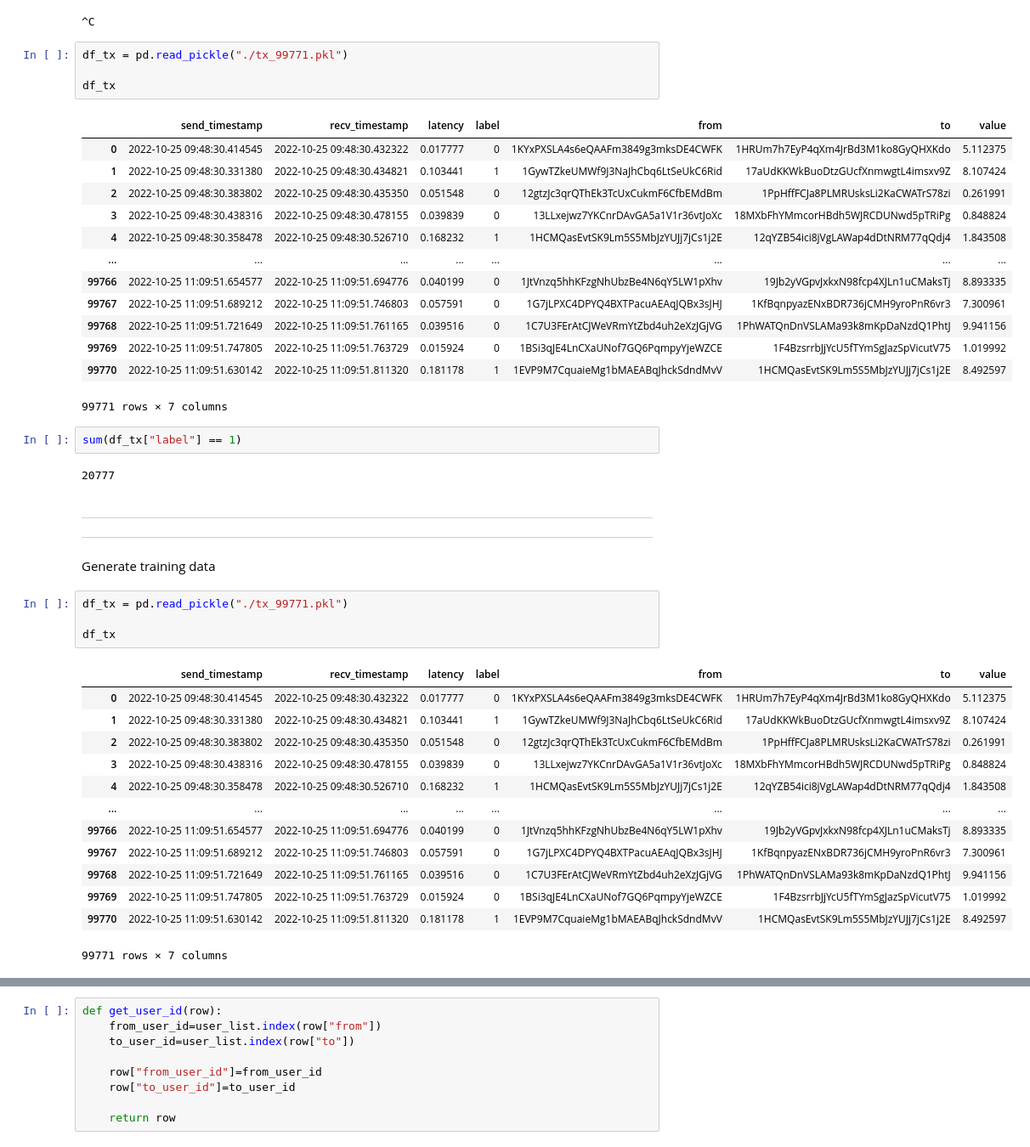
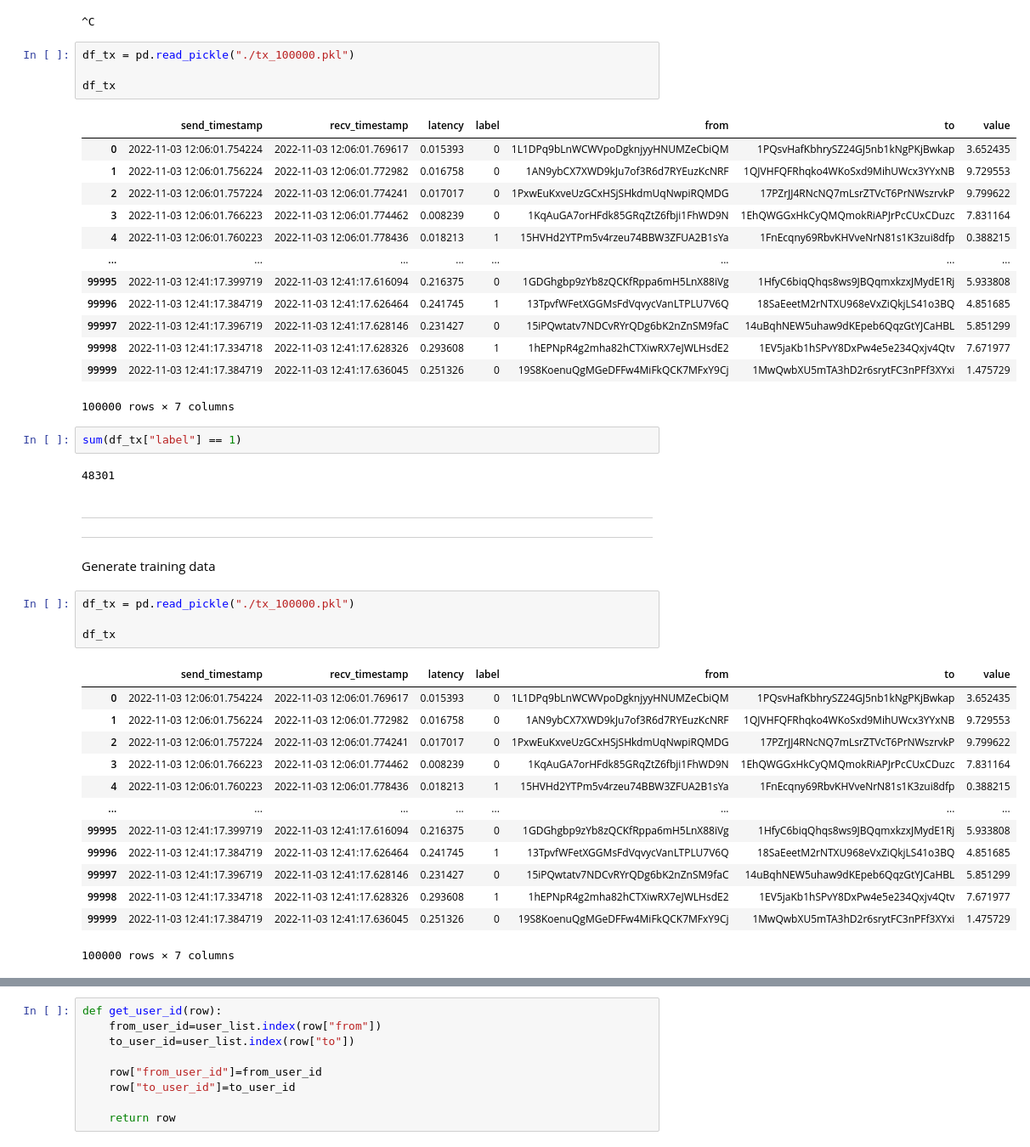
Before and after one commit to XDZhelheim/CSE5005-Project, a Jupyter notebook: data/gen_data.ipynb, the cells around one changed output, grey strips where cells are left out. Shown at 85% size. Cells and saved outputs as stored; diff of their text form.

```diff
--- a/data/gen_data.ipynb
+++ b/data/gen_data.ipynb
@@ -217,27 +217,27 @@ df_user.to_csv("user.csv", index=False)
 # %% [output]
 ^C
 # %%
-df_tx = pd.read_pickle("./tx_99771.pkl")
+df_tx = pd.read_pickle("./tx_100000.pkl")
 
 df_tx
 # %% [output]
 |  | send_timestamp | recv_timestamp | latency | label | from | to | value |
-| 0 | 2022-10-25 09:48:30.414545 | 2022-10-25 09:48:30.432322 | 0.017777 | 0 | 1KYxPXSLA4s6eQAAFm3849g3mksDE4CWFK | 1HRUm7h7EyP4qXm4JrBd3M1ko8GyQHXKdo | 5.112375 |
-| 1 | 2022-10-25 09:48:30.331380 | 2022-10-25 09:48:30.434821 | 0.103441 | 1 | 1GywTZkeUMWf9J3NaJhCbq6LtSeUkC6Rid | 17aUdKKWkBuoDtzGUcfXnmwgtL4imsxv9Z | 8.107424 |
-| 2 | 2022-10-25 09:48:30.383802 | 2022-10-25 09:48:30.435350 | 0.051548 | 0 | 12gtzJc3qrQThEk3TcUxCukmF6CfbEMdBm | 1PpHffFCJa8PLMRUsksLi2KaCWATrS78zi | 0.261991 |
-| 3 | 2022-10-25 09:48:30.438316 | 2022-10-25 09:48:30.478155 | 0.039839 | 0 | 13LLxejwz7YKCnrDAvGA5a1V1r36vtJoXc | 18MXbFhYMmcorHBdh5WJRCDUNwd5pTRiPg | 0.848824 |
-| 4 | 2022-10-25 09:48:30.358478 | 2022-10-25 09:48:30.526710 | 0.168232 | 1 | 1HCMQasEvtSK9Lm5S5MbJzYUJj7jCs1j2E | 12qYZB54ici8jVgLAWap4dDtNRM77qQdj4 | 1.843508 |
+| 0 | 2022-11-03 12:06:01.754224 | 2022-11-03 12:06:01.769617 | 0.015393 | 0 | 1L1DPq9bLnWCWVpoDgknjyyHNUMZeCbiQM | 1PQsvHafKbhrySZ24GJ5nb1kNgPKjBwkap | 3.652435 |
+| 1 | 2022-11-03 12:06:01.756224 | 2022-11-03 12:06:01.772982 | 0.016758 | 0 | 1AN9ybCX7XWD9kJu7of3R6d7RYEuzKcNRF | 1QJVHFQFRhqko4WKoSxd9MihUWcx3YYxNB | 9.729553 |
+| 2 | 2022-11-03 12:06:01.757224 | 2022-11-03 12:06:01.774241 | 0.017017 | 0 | 1PxwEuKxveUzGCxHSjSHkdmUqNwpiRQMDG | 17PZrJJ4RNcNQ7mLsrZTVcT6PrNWszrvkP | 9.799622 |
+| 3 | 2022-11-03 12:06:01.766223 | 2022-11-03 12:06:01.774462 | 0.008239 | 0 | 1KqAuGA7orHFdk85GRqZtZ6fbji1FhWD9N | 1EhQWGGxHkCyQMQmokRiAPJrPcCUxCDuzc | 7.831164 |
+| 4 | 2022-11-03 12:06:01.760223 | 2022-11-03 12:06:01.778436 | 0.018213 | 1 | 15HVHd2YTPm5v4rzeu74BBW3ZFUA2B1sYa | 1FnEcqny69RbvKHVveNrN81s1K3zui8dfp | 0.388215 |
 | ... | ... | ... | ... | ... | ... | ... | ... |
-| 99766 | 2022-10-25 11:09:51.654577 | 2022-10-25 11:09:51.694776 | 0.040199 | 0 | 1JtVnzq5hhKFzgNhUbzBe4N6qY5LW1pXhv | 19Jb2yVGpvJxkxN98fcp4XJLn1uCMaksTj | 8.893335 |
-| 99767 | 2022-10-25 11:09:51.689212 | 2022-10-25 11:09:51.746803 | 0.057591 | 0 | 1G7jLPXC4DPYQ4BXTPacuAEAqJQBx3sJHJ | 1KfBqnpyazENxBDR736jCMH9yroPnR6vr3 | 7.300961 |
-| 99768 | 2022-10-25 11:09:51.721649 | 2022-10-25 11:09:51.761165 | 0.039516 | 0 | 1C7U3FErAtCJWeVRmYtZbd4uh2eXzJGjVG | 1PhWATQnDnVSLAMa93k8mKpDaNzdQ1PhtJ | 9.941156 |
-| 99769 | 2022-10-25 11:09:51.747805 | 2022-10-25 11:09:51.763729 | 0.015924 | 0 | 1BSi3qJE4LnCXaUNof7GQ6PqmpyYjeWZCE | 1F4BzsrrbJjYcU5fTYmSgJazSpVicutV75 | 1.019992 |
-| 99770 | 2022-10-25 11:09:51.630142 | 2022-10-25 11:09:51.811320 | 0.181178 | 1 | 1EVP9M7CquaieMg1bMAEABqJhckSdndMvV | 1HCMQasEvtSK9Lm5S5MbJzYUJj7jCs1j2E | 8.492597 |
+| 99995 | 2022-11-03 12:41:17.399719 | 2022-11-03 12:41:17.616094 | 0.216375 | 0 | 1GDGhgbp9zYb8zQCKfRppa6mH5LnX88iVg | 1HfyC6biqQhqs8ws9JBQqmxkzxJMydE1Rj | 5.933808 |
+| 99996 | 2022-11-03 12:41:17.384719 | 2022-11-03 12:41:17.626464 | 0.241745 | 1 | 13TpvfWFetXGGMsFdVqvycVanLTPLU7V6Q | 18SaEeetM2rNTXU968eVxZiQkjLS41o3BQ | 4.851685 |
+| 99997 | 2022-11-03 12:41:17.396719 | 2022-11-03 12:41:17.628146 | 0.231427 | 0 | 15iPQwtatv7NDCvRYrQDg6bK2nZnSM9faC | 14uBqhNEW5uhaw9dKEpeb6QqzGtYJCaHBL | 5.851299 |
+| 99998 | 2022-11-03 12:41:17.334718 | 2022-11-03 12:41:17.628326 | 0.293608 | 1 | 1hEPNpR4g2mha82hCTXiwRX7eJWLHsdE2 | 1EV5jaKb1hSPvY8DxPw4e5e234Qxjv4Qtv | 7.671977 |
+| 99999 | 2022-11-03 12:41:17.384719 | 2022-11-03 12:41:17.636045 | 0.251326 | 0 | 19S8KoenuQgMGeDFFw4MiFkQCK7MFxY9Cj | 1MwQwbXU5mTA3hD2r6srytFC3nPFf3XYxi | 1.475729 |
-99771 rows × 7 columns
+100000 rows × 7 columns
 # %%
 sum(df_tx["label"] == 1)
 # %% [output]
-20777
+48301
 # %% [markdown]
 ---
 
@@ -245,23 +245,23 @@ sum(df_tx["label"] == 1)
 
 Generate training data
 # %%
-df_tx = pd.read_pickle("./tx_99771.pkl")
+df_tx = pd.read_pickle("./tx_100000.pkl")
 
 df_tx
 # %% [output]
 |  | send_timestamp | recv_timestamp | latency | label | from | to | value |
-| 0 | 2022-10-25 09:48:30.414545 | 2022-10-25 09:48:30.432322 | 0.017777 | 0 | 1KYxPXSLA4s6eQAAFm3849g3mksDE4CWFK | 1HRUm7h7EyP4qXm4JrBd3M1ko8GyQHXKdo | 5.112375 |
-| 1 | 2022-10-25 09:48:30.331380 | 2022-10-25 09:48:30.434821 | 0.103441 | 1 | 1GywTZkeUMWf9J3NaJhCbq6LtSeUkC6Rid | 17aUdKKWkBuoDtzGUcfXnmwgtL4imsxv9Z | 8.107424 |
-| 2 | 2022-10-25 09:48:30.383802 | 2022-10-25 09:48:30.435350 | 0.051548 | 0 | 12gtzJc3qrQThEk3TcUxCukmF6CfbEMdBm | 1PpHffFCJa8PLMRUsksLi2KaCWATrS78zi | 0.261991 |
-| 3 | 2022-10-25 09:48:30.438316 | 2022-10-25 09:48:30.478155 | 0.039839 | 0 | 13LLxejwz7YKCnrDAvGA5a1V1r36vtJoXc | 18MXbFhYMmcorHBdh5WJRCDUNwd5pTRiPg | 0.848824 |
-| 4 | 2022-10-25 09:48:30.358478 | 2022-10-25 09:48:30.526710 | 0.168232 | 1 | 1HCMQasEvtSK9Lm5S5MbJzYUJj7jCs1j2E | 12qYZB54ici8jVgLAWap4dDtNRM77qQdj4 | 1.843508 |
+| 0 | 2022-11-03 12:06:01.754224 | 2022-11-03 12:06:01.769617 | 0.015393 | 0 | 1L1DPq9bLnWCWVpoDgknjyyHNUMZeCbiQM | 1PQsvHafKbhrySZ24GJ5nb1kNgPKjBwkap | 3.652435 |
+| 1 | 2022-11-03 12:06:01.756224 | 2022-11-03 12:06:01.772982 | 0.016758 | 0 | 1AN9ybCX7XWD9kJu7of3R6d7RYEuzKcNRF | 1QJVHFQFRhqko4WKoSxd9MihUWcx3YYxNB | 9.729553 |
+| 2 | 2022-11-03 12:06:01.757224 | 2022-11-03 12:06:01.774241 | 0.017017 | 0 | 1PxwEuKxveUzGCxHSjSHkdmUqNwpiRQMDG | 17PZrJJ4RNcNQ7mLsrZTVcT6PrNWszrvkP | 9.799622 |
+| 3 | 2022-11-03 12:06:01.766223 | 2022-11-03 12:06:01.774462 | 0.008239 | 0 | 1KqAuGA7orHFdk85GRqZtZ6fbji1FhWD9N | 1EhQWGGxHkCyQMQmokRiAPJrPcCUxCDuzc | 7.831164 |
+| 4 | 2022-11-03 12:06:01.760223 | 2022-11-03 12:06:01.778436 | 0.018213 | 1 | 15HVHd2YTPm5v4rzeu74BBW3ZFUA2B1sYa | 1FnEcqny69RbvKHVveNrN81s1K3zui8dfp | 0.388215 |
 | ... | ... | ... | ... | ... | ... | ... | ... |
-| 99766 | 2022-10-25 11:09:51.654577 | 2022-10-25 11:09:51.694776 | 0.040199 | 0 | 1JtVnzq5hhKFzgNhUbzBe4N6qY5LW1pXhv | 19Jb2yVGpvJxkxN98fcp4XJLn1uCMaksTj | 8.893335 |
-| 99767 | 2022-10-25 11:09:51.689212 | 2022-10-25 11:09:51.746803 | 0.057591 | 0 | 1G7jLPXC4DPYQ4BXTPacuAEAqJQBx3sJHJ | 1KfBqnpyazENxBDR736jCMH9yroPnR6vr3 | 7.300961 |
-| 99768 | 2022-10-25 11:09:51.721649 | 2022-10-25 11:09:51.761165 | 0.039516 | 0 | 1C7U3FErAtCJWeVRmYtZbd4uh2eXzJGjVG | 1PhWATQnDnVSLAMa93k8mKpDaNzdQ1PhtJ | 9.941156 |
-| 99769 | 2022-10-25 11:09:51.747805 | 2022-10-25 11:09:51.763729 | 0.015924 | 0 | 1BSi3qJE4LnCXaUNof7GQ6PqmpyYjeWZCE | 1F4BzsrrbJjYcU5fTYmSgJazSpVicutV75 | 1.019992 |
-| 99770 | 2022-10-25 11:09:51.630142 | 2022-10-25 11:09:51.811320 | 0.181178 | 1 | 1EVP9M7CquaieMg1bMAEABqJhckSdndMvV | 1HCMQasEvtSK9Lm5S5MbJzYUJj7jCs1j2E | 8.492597 |
+| 99995 | 2022-11-03 12:41:17.399719 | 2022-11-03 12:41:17.616094 | 0.216375 | 0 | 1GDGhgbp9zYb8zQCKfRppa6mH5LnX88iVg | 1HfyC6biqQhqs8ws9JBQqmxkzxJMydE1Rj | 5.933808 |
+| 99996 | 2022-11-03 12:41:17.384719 | 2022-11-03 12:41:17.626464 | 0.241745 | 1 | 13TpvfWFetXGGMsFdVqvycVanLTPLU7V6Q | 18SaEeetM2rNTXU968eVxZiQkjLS41o3BQ | 4.851685 |
+| 99997 | 2022-11-03 12:41:17.396719 | 2022-11-03 12:41:17.628146 | 0.231427 | 0 | 15iPQwtatv7NDCvRYrQDg6bK2nZnSM9faC | 14uBqhNEW5uhaw9dKEpeb6QqzGtYJCaHBL | 5.851299 |
+| 99998 | 2022-11-03 12:41:17.334718 | 2022-11-03 12:41:17.628326 | 0.293608 | 1 | 1hEPNpR4g2mha82hCTXiwRX7eJWLHsdE2 | 1EV5jaKb1hSPvY8DxPw4e5e234Qxjv4Qtv | 7.671977 |
+| 99999 | 2022-11-03 12:41:17.384719 | 2022-11-03 12:41:17.636045 | 0.251326 | 0 | 19S8KoenuQgMGeDFFw4MiFkQCK7MFxY9Cj | 1MwQwbXU5mTA3hD2r6srytFC3nPFf3XYxi | 1.475729 |
-99771 rows × 7 columns
+100000 rows × 7 columns
 # %%
 df_user=pd.read_csv("./user.csv")
 
```
Also changed, not shown: parts of 5 cells of this notebook, 3 other files.
